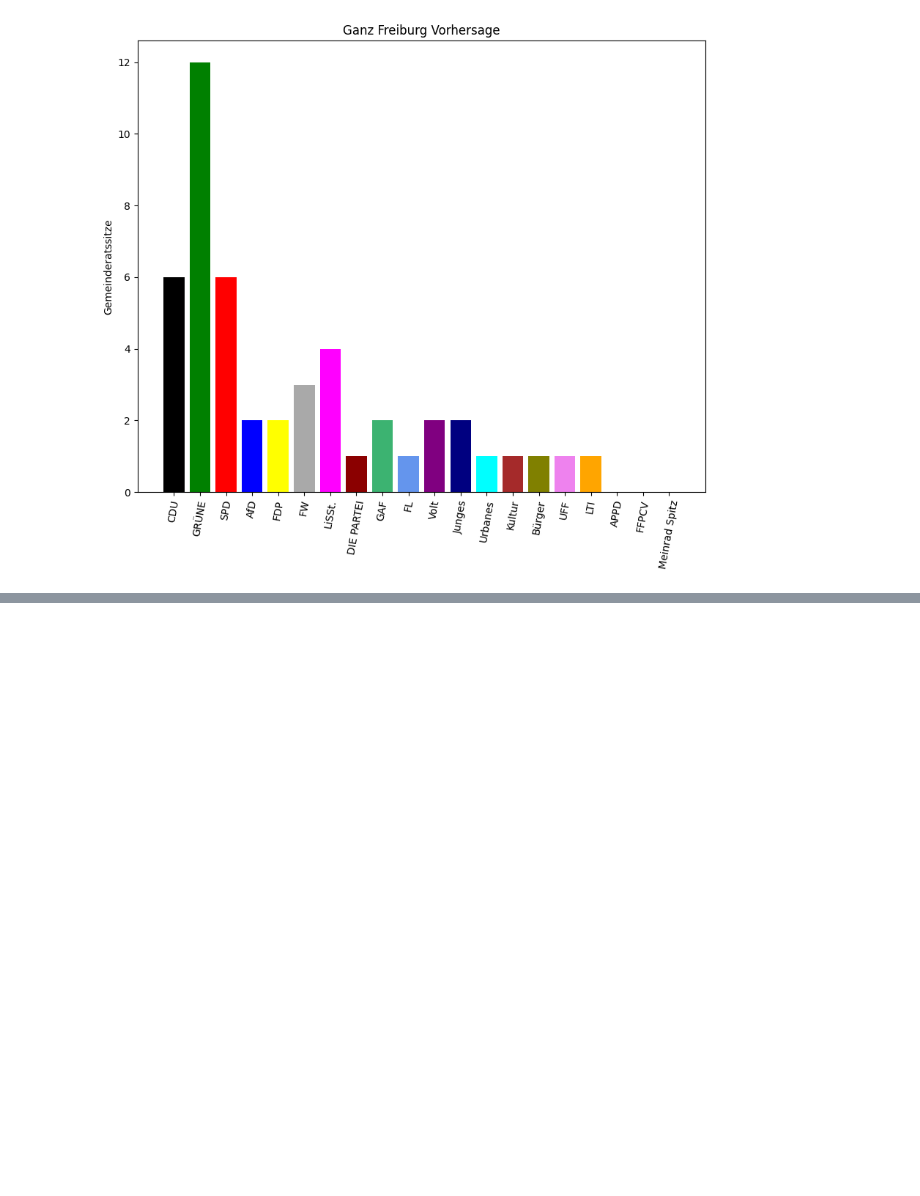
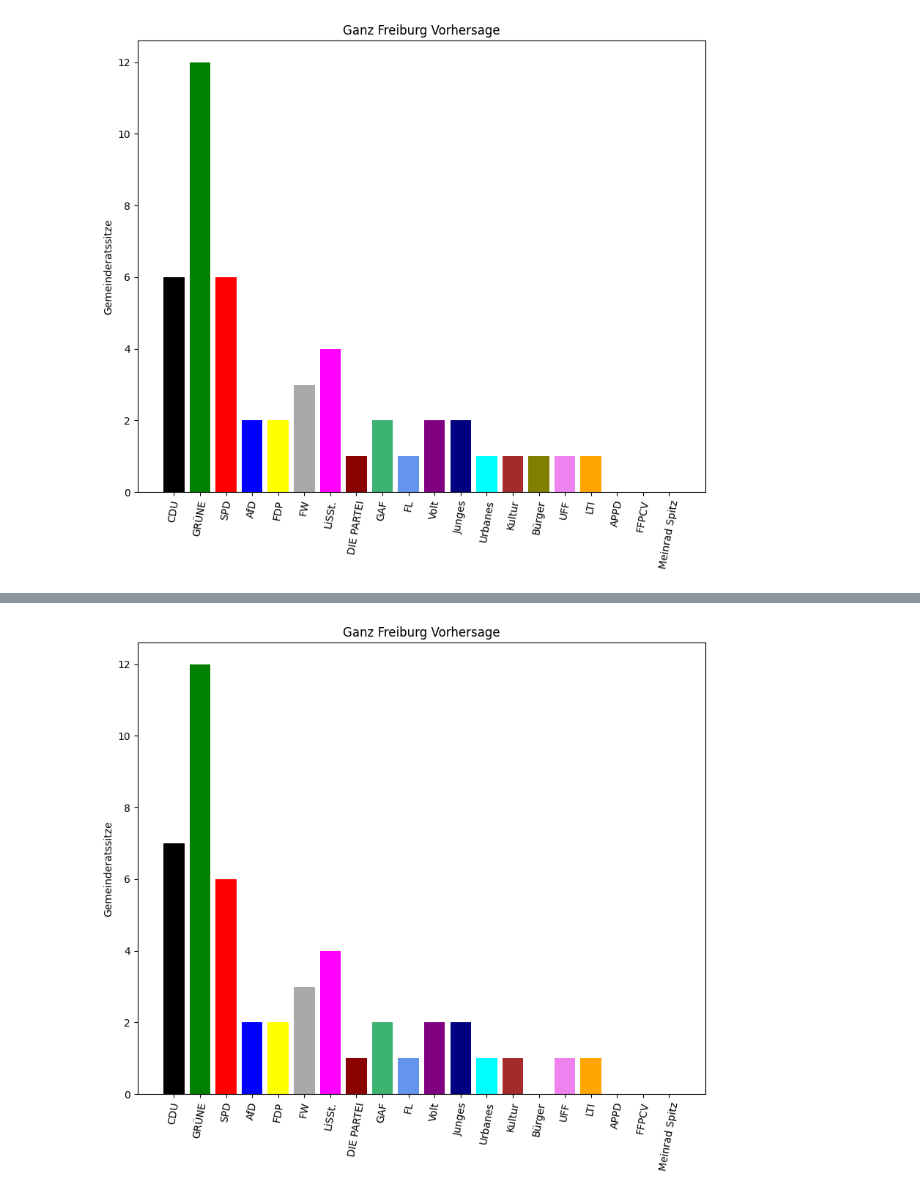
Before and after one commit to tkfritz/Freiburg_wahlen, a Jupyter notebook: Gemeinderatswahl24_Vorhersage.ipynb, the cells around one changed output, grey strips where cells are left out. Saved outputs shown, nothing was run; the diff lists cells and outputs as text; code cells hidden in the pictures; blank space fills up the shorter version.

```diff
--- a/Gemeinderatswahl24_Vorhersage.ipynb
+++ b/Gemeinderatswahl24_Vorhersage.ipynb
@@ -477,0 +493,4 @@ Das verschiebt ein Sitz von Freien Waehlern zu den Gruenen.
+# %%
+make_bar_plot(prediction_val_q,title='Ganz Freiburg Vorhersage',sitze=48)
+# %% [output]
+[figure, added]
```
Also changed, not shown: parts of 16 cells of this notebook.
